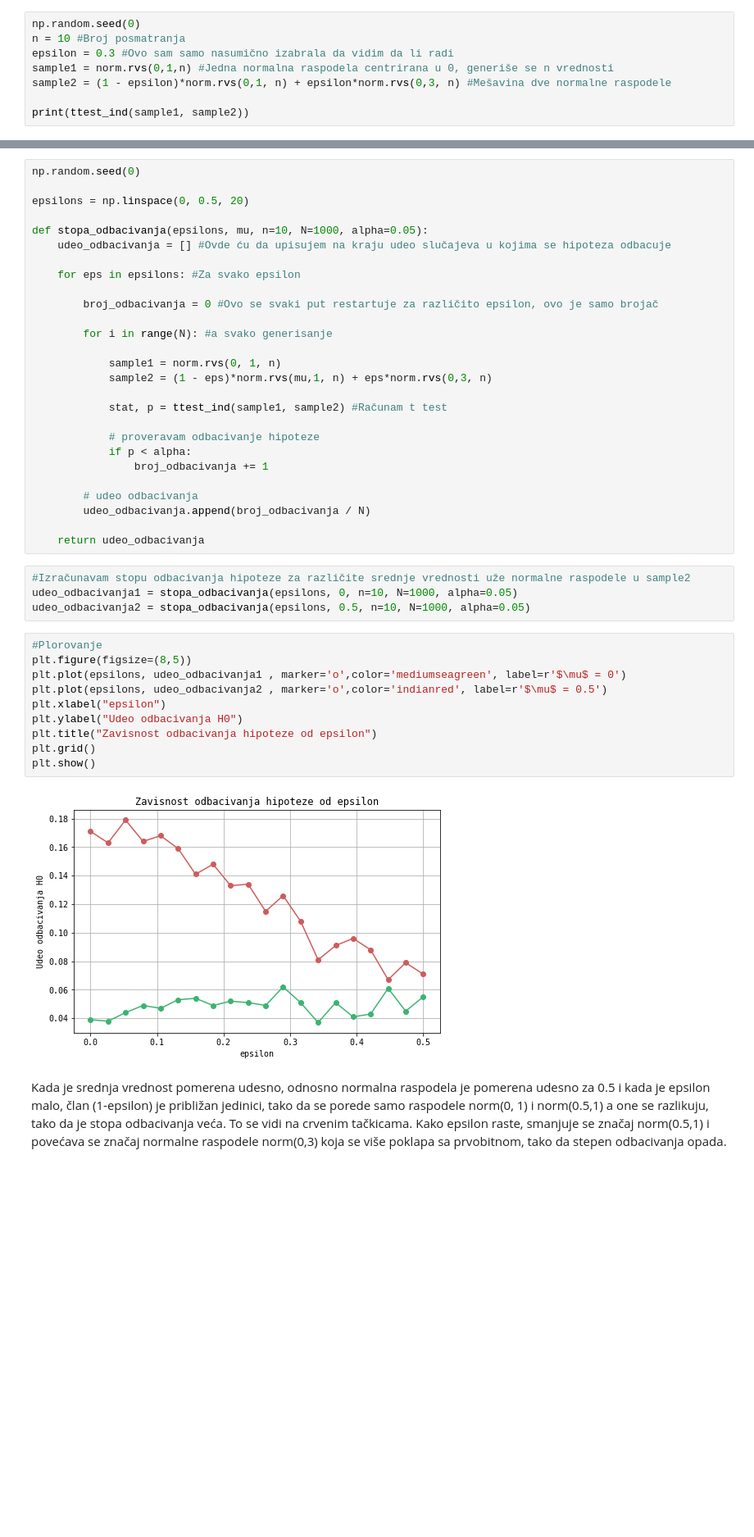
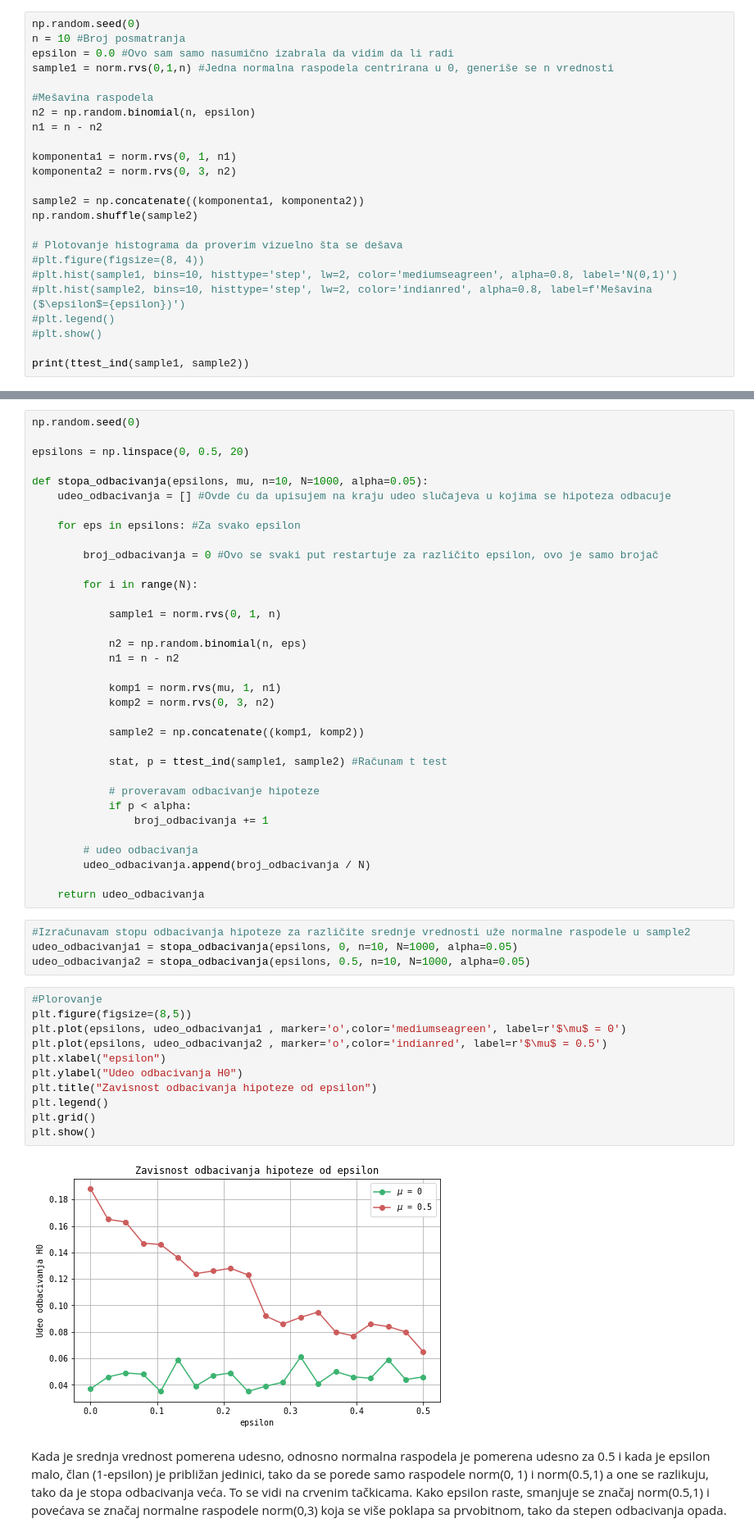
Before and after one commit to vesnam2/OAP2, a Jupyter notebook: Domaci/Domaci3_Vesna_Milosevic.ipynb, the cells around one changed output, grey strips where cells are left out. Shown at 82% size. Cells and saved outputs as stored; diff of their text form; blank space fills up the shorter version.

```diff
--- a/Domaci/Domaci3_Vesna_Milosevic.ipynb
+++ b/Domaci/Domaci3_Vesna_Milosevic.ipynb
@@ -69,9 +69,25 @@ Na osnovu svega ovoga, može da se zaključi da nije moguće odbaciti nultu hipo
 # %%
 np.random.seed(0)
 n = 10 #Broj posmatranja
-epsilon = 0.3 #Ovo sam samo nasumično izabrala da vidim da li radi
+epsilon = 0.0 #Ovo sam samo nasumično izabrala da vidim da li radi
 sample1 = norm.rvs(0,1,n) #Jedna normalna raspodela centrirana u 0, generiše se n vrednosti
-sample2 = (1 - epsilon)*norm.rvs(0,1, n) + epsilon*norm.rvs(0,3, n) #Mešavina dve normalne raspodele
+
+#Mešavina raspodela
+n2 = np.random.binomial(n, epsilon)
+n1 = n - n2
+
+komponenta1 = norm.rvs(0, 1, n1)
+komponenta2 = norm.rvs(0, 3, n2)
+
+sample2 = np.concatenate((komponenta1, komponenta2))
+np.random.shuffle(sample2)
+
+# Plotovanje histograma da proverim vizuelno šta se dešava
+#plt.figure(figsize=(8, 4))
+#plt.hist(sample1, bins=10, histtype='step', lw=2, color='mediumseagreen', alpha=0.8, label='N(0,1)')
+#plt.hist(sample2, bins=10, histtype='step', lw=2, color='indianred', alpha=0.8, label=f'Mešavina ($\epsilon$={epsilon})')
+#plt.legend()
+#plt.show()
 
 print(ttest_ind(sample1, sample2))
 # %% [output]
@@ -95,10 +110,17 @@ def stopa_odbacivanja(epsilons, mu, n=10, N=1000, alpha=0.05):
 
         broj_odbacivanja = 0 #Ovo se svaki put restartuje za različito epsilon, ovo je samo brojač
 
-        for i in range(N): #a svako generisanje
+        for i in range(N):
 
             sample1 = norm.rvs(0, 1, n)
-            sample2 = (1 - eps)*norm.rvs(mu,1, n) + eps*norm.rvs(0,3, n)
+
+            n2 = np.random.binomial(n, eps)
+            n1 = n - n2
+
+            komp1 = norm.rvs(mu, 1, n1)
+            komp2 = norm.rvs(0, 3, n2)
+
+            sample2 = np.concatenate((komp1, komp2))
 
             stat, p = ttest_ind(sample1, sample2) #Računam t test
 
@@ -117,14 +139,15 @@ udeo_odbacivanja2 = stopa_odbacivanja(epsilons, 0.5, n=10, N=1000, alpha=0.05)
 # %%
 #Plorovanje
 plt.figure(figsize=(8,5))
 plt.plot(epsilons, udeo_odbacivanja1 , marker='o',color='mediumseagreen', label=r'$\mu$ = 0')
 plt.plot(epsilons, udeo_odbacivanja2 , marker='o',color='indianred', label=r'$\mu$ = 0.5')
 plt.xlabel("epsilon")
 plt.ylabel("Udeo odbacivanja H0")
 plt.title("Zavisnost odbacivanja hipoteze od epsilon")
+plt.legend()
 plt.grid()
 plt.show()
 # %% [output]
-[figure, old version]
+[figure, new version]
 # %% [markdown]
 Kada je srednja vrednost pomerena udesno, odnosno normalna raspodela je pomerena udesno za 0.5 i kada je epsilon malo, član (1-epsilon) je približan jedinici, tako da se porede samo raspodele norm(0, 1) i norm(0.5,1) a one se razlikuju, tako da je stopa odbacivanja veća. To se vidi na crvenim tačkicama. Kako epsilon raste, smanjuje se značaj norm(0.5,1) i povećava se značaj normalne raspodele norm(0,3) koja se više poklapa sa prvobitnom, tako da stepen odbacivanja opada.
```
Also changed, not shown: parts of 2 cells of this notebook.
